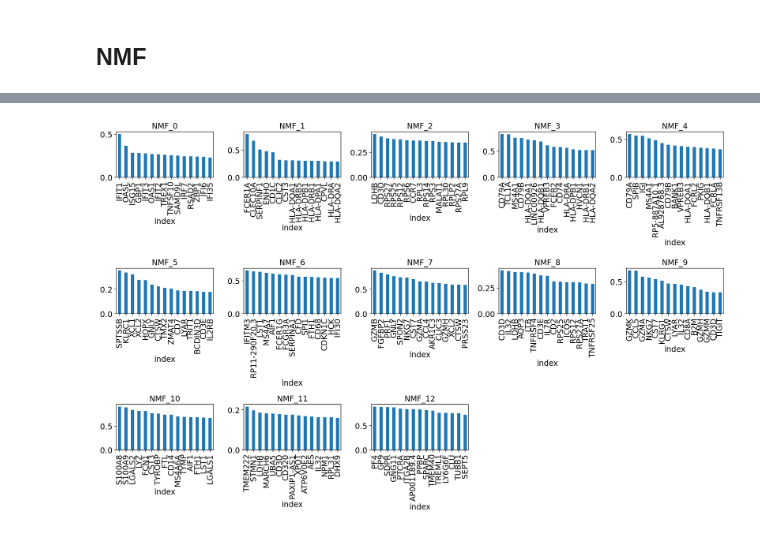
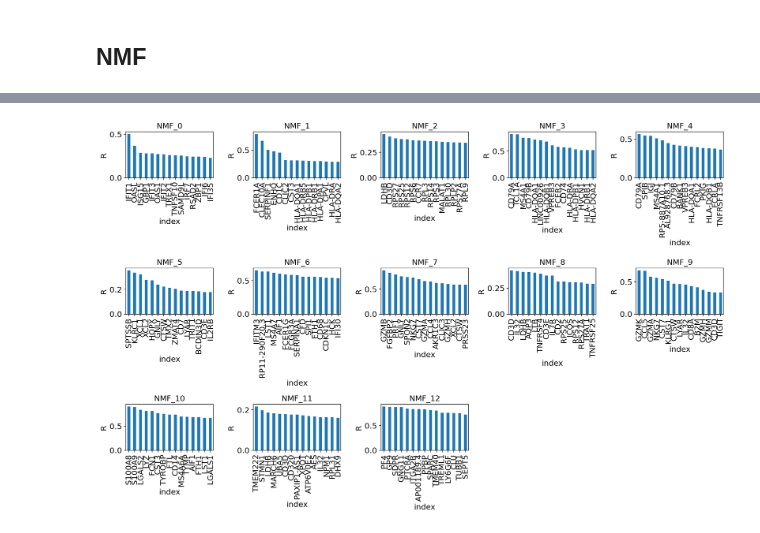
Before and after one commit to yyoshiaki/NMFprojection, a Jupyter notebook: PBMC.ipynb, the cells around one changed output, grey strips where cells are left out. Drawn from its saved outputs; the diff is of its cells as text; code cells hidden in the pictures.

```diff
--- a/PBMC.ipynb
+++ b/PBMC.ipynb
@@ -175,12 +177,13 @@ Wall time: 39.7 s
 # %%
+# Correlation
 plt.figure(figsize=(16,12))
 for i,c in enumerate(range(n_comp)):
     plt.subplot(4,5,i+1)
     adata.raw.var['corr_NMF_{}'.format(c)].sort_values(ascending=False).head(15).plot.bar()
     plt.grid(False)
     plt.title('NMF_{}'.format(c))
+    plt.ylabel('R')
 plt.tight_layout()
-# plt.ylabel('R')
 # plt.savefig(str(sc.settings.figdir) + '/bar_NMF_corrgenes.pdf', bbox_inches='tight')
 # %% [output]
-[figure, old version]
+[figure, new version]
```
Also changed, not shown: parts of 10 cells of this notebook.
